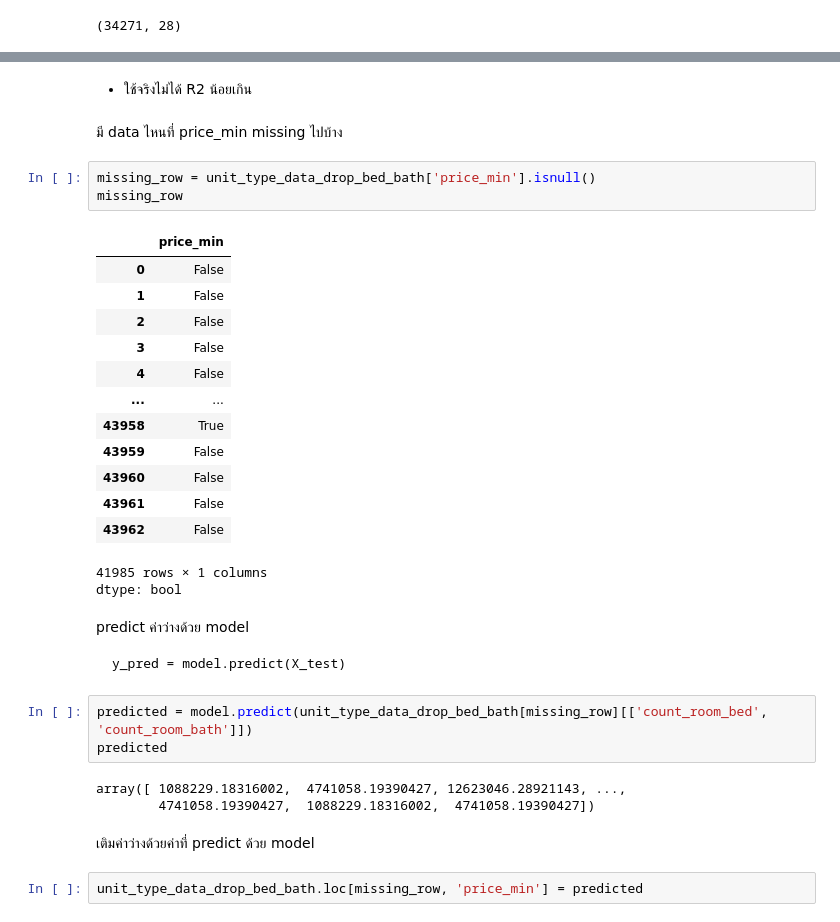
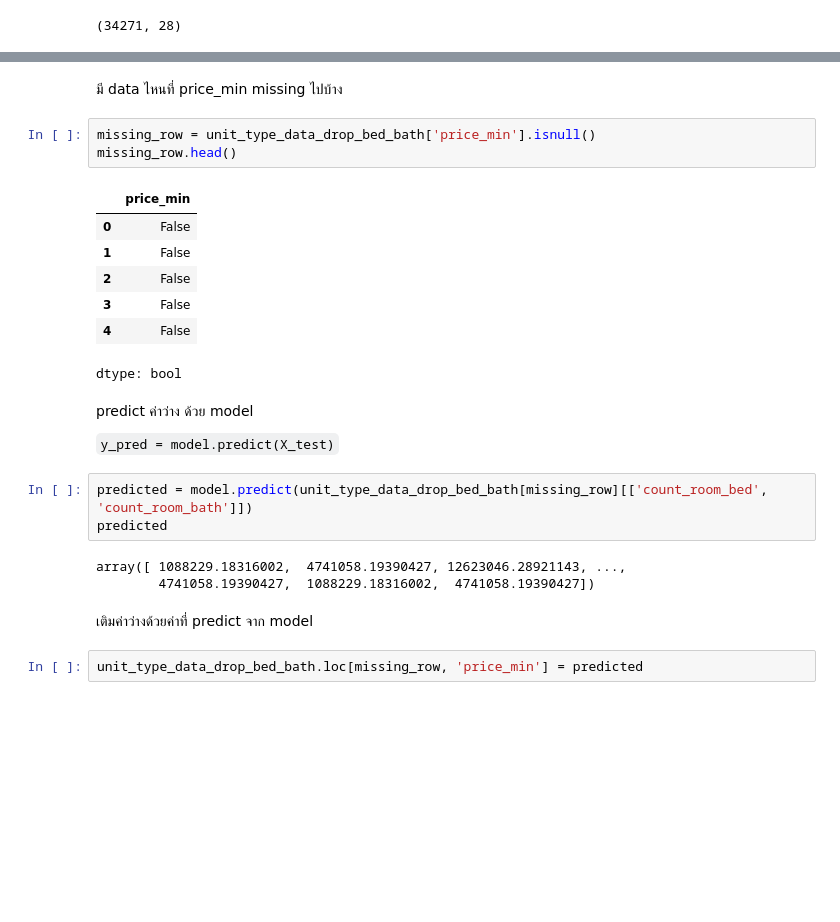
Before and after one commit to punramon/bsc_dpdm24, a Jupyter notebook: Chapter_3_Data_Preprocessing.ipynb, the cells around one changed output, grey strips where cells are left out. Drawn from its saved outputs; the diff is of its cells as text; blank space fills up the shorter version.

````diff
--- a/Chapter_3_Data_Preprocessing.ipynb
+++ b/Chapter_3_Data_Preprocessing.ipynb
@@ -485,35 +763,23 @@ y_pred = model.predict(X_test)
 Coefficients: [-576330.07381864 4229159.08456289]
 Intercept: -2564599.8275842434
 R-squared: 0.24786980320017826
-# %% [markdown]
-* ใช้จริงไม่ได้ R2 น้อยเกิน
 # %% [markdown]
 มี data ไหนที่ price_min missing ไปบ้าง
 # %%
 missing_row = unit_type_data_drop_bed_bath['price_min'].isnull()
-missing_row
+missing_row.head()
 # %% [output]
 |  | price_min |
 | 0 | False |
 | 1 | False |
 | 2 | False |
 | 3 | False |
 | 4 | False |
-| ... | ... |
-| 43958 | True |
-| 43959 | False |
-| 43960 | False |
-| 43961 | False |
-| 43962 | False |
-41985 rows × 1 columns
 dtype: bool
 # %% [markdown]
-predict ค่าว่างด้วย model
+predict ค่าว่าง ด้วย model
 
-
-```
-y_pred = model.predict(X_test)
-```
+```y_pred = model.predict(X_test)```
 # %%
 predicted = model.predict(unit_type_data_drop_bed_bath[missing_row][['count_room_bed', 'count_room_bath']])
 predicted
@@ -521,7 +787,7 @@ predicted
 array([ 1088229.18316002,  4741058.19390427, 12623046.28921143, ...,
         4741058.19390427,  1088229.18316002,  4741058.19390427])
 # %% [markdown]
-เติมค่าว่างด้วยค่าที่ predict ด้วย model
+เติมค่าว่างด้วยค่าที่ predict จาก model
 # %%
 unit_type_data_drop_bed_bath.loc[missing_row, 'price_min'] = predicted
 # %%
````
Also changed, not shown: parts of 56 cells of this notebook.
